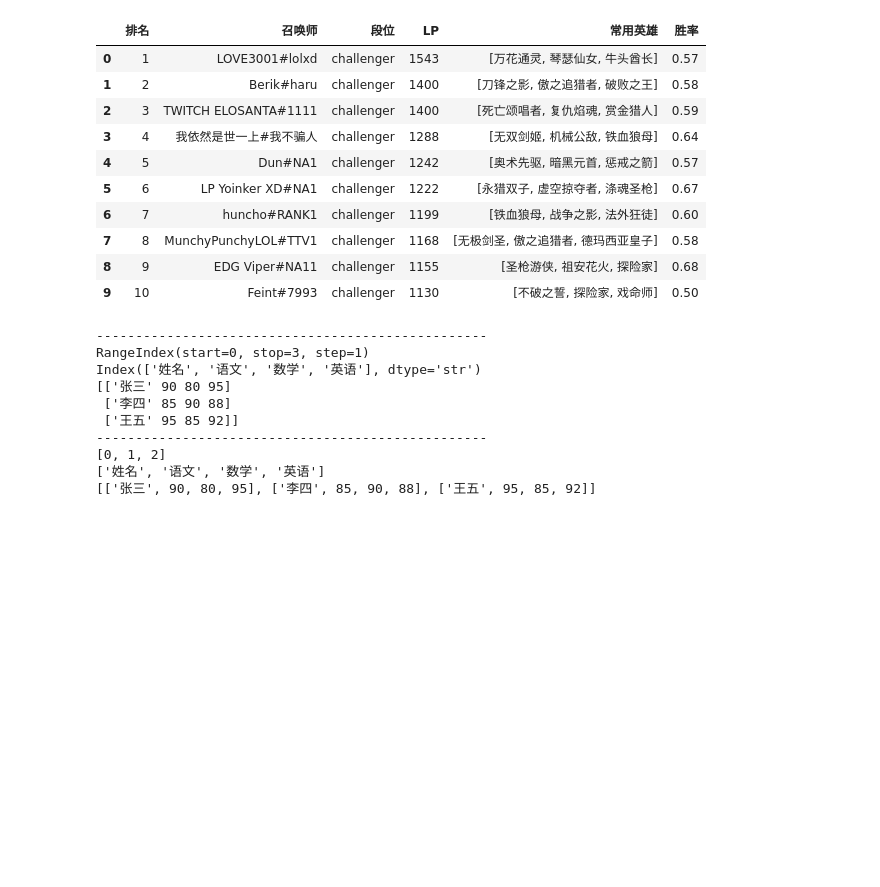
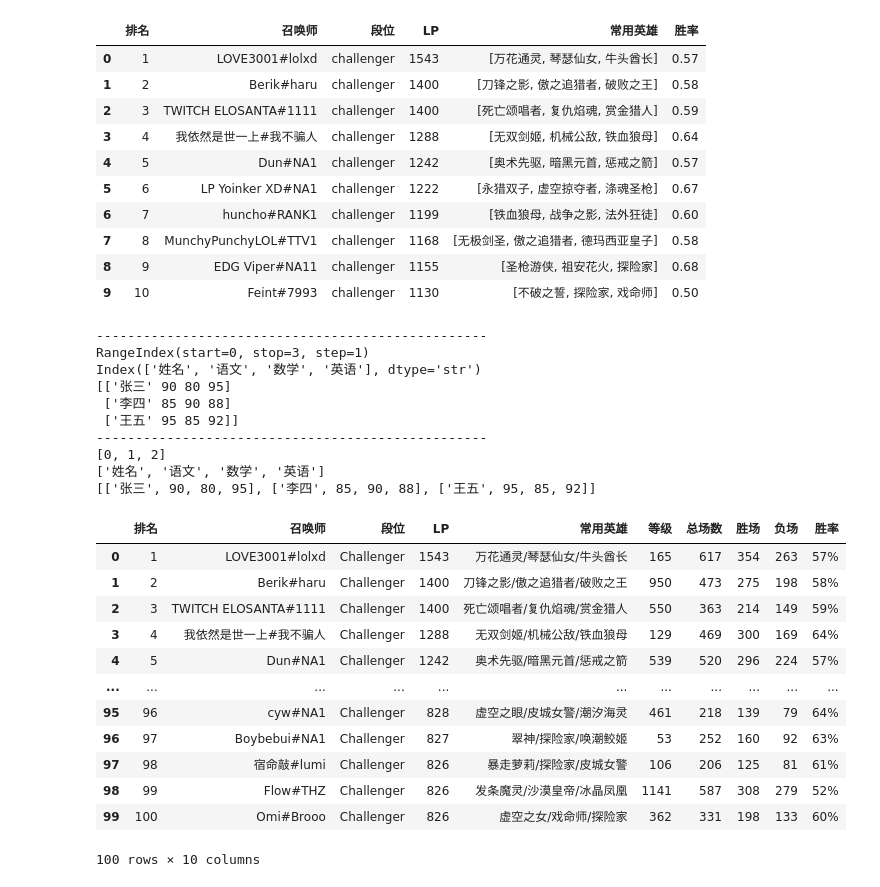
Before and after one commit to Whisper-Tang/Python_learning, a Jupyter notebook: Jupyter/Pandas入门.ipynb, the cells around one changed output. Saved outputs shown, nothing was run; the diff lists cells and outputs as text; code cells hidden in the pictures; blank space fills up the shorter version.

```diff
--- a/Jupyter/Pandas入门.ipynb
+++ b/Jupyter/Pandas入门.ipynb
@@ -127,3 +125,36 @@ Index(['姓名', '语文', '数学', '英语'], dtype='str')
 [0, 1, 2]
 ['姓名', '语文', '数学', '英语']
 [['张三', 90, 80, 95], ['李四', 85, 90, 88], ['王五', 95, 85, 92]]
+# %%
+# Pandas数据的读取和写入
+# read_XXXX     读取xxxx数据
+# to_XXXX       写入xxxx数据
+# import pandas as pd
+df = pd.read_csv('opgg_tier.csv')
+df
+# df['总场数'] = df['胜场'] + df['负场']
+
+# # 调整列顺序
+insert_tag = df.columns.tolist().index('胜场')
+df.insert(insert_tag, '总场数', df['胜场'] + df['负场'])
+# df = df[['#', '召唤师', 'LP', '胜场', '负场', '总场数', '胜率']]
+# # 调整列名
+col_names_list = df.columns.tolist()
+col_names_list[df.columns.get_loc('#')] = '排名'
+df.columns = col_names_list
+df.to_csv('opgg_tier_adjust.csv', index=False)  # 参数：（文件名路径，index是否包含索引）
+df
+# %% [output]
+|  | 排名 | 召唤师 | 段位 | LP | 常用英雄 | 等级 | 总场数 | 胜场 | 负场 | 胜率 |
+| 0 | 1 | LOVE3001#lolxd | Challenger | 1543 | 万花通灵/琴瑟仙女/牛头酋长 | 165 | 617 | 354 | 263 | 57% |
+| 1 | 2 | Berik#haru | Challenger | 1400 | 刀锋之影/傲之追猎者/破败之王 | 950 | 473 | 275 | 198 | 58% |
+| 2 | 3 | TWITCH ELOSANTA#1111 | Challenger | 1400 | 死亡颂唱者/复仇焰魂/赏金猎人 | 550 | 363 | 214 | 149 | 59% |
+| 3 | 4 | 我依然是世一上#我不骗人 | Challenger | 1288 | 无双剑姬/机械公敌/铁血狼母 | 129 | 469 | 300 | 169 | 64% |
+| 4 | 5 | Dun#NA1 | Challenger | 1242 | 奥术先驱/暗黑元首/惩戒之箭 | 539 | 520 | 296 | 224 | 57% |
+| ... | ... | ... | ... | ... | ... | ... | ... | ... | ... | ... |
+| 95 | 96 | cyw#NA1 | Challenger | 828 | 虚空之眼/皮城女警/潮汐海灵 | 461 | 218 | 139 | 79 | 64% |
+| 96 | 97 | Boybebui#NA1 | Challenger | 827 | 翠神/探险家/唤潮鲛姬 | 53 | 252 | 160 | 92 | 63% |
+| 97 | 98 | 宿命敲#lumi | Challenger | 826 | 暴走萝莉/探险家/皮城女警 | 106 | 206 | 125 | 81 | 61% |
+| 98 | 99 | Flow#THZ | Challenger | 826 | 发条魔灵/沙漠皇帝/冰晶凤凰 | 1141 | 587 | 308 | 279 | 52% |
+| 99 | 100 | Omi#Brooo | Challenger | 826 | 虚空之女/戏命师/探险家 | 362 | 331 | 198 | 133 | 60% |
+100 rows × 10 columns
```
Also changed, not shown: parts of 8 cells of this notebook, 4 other files.
